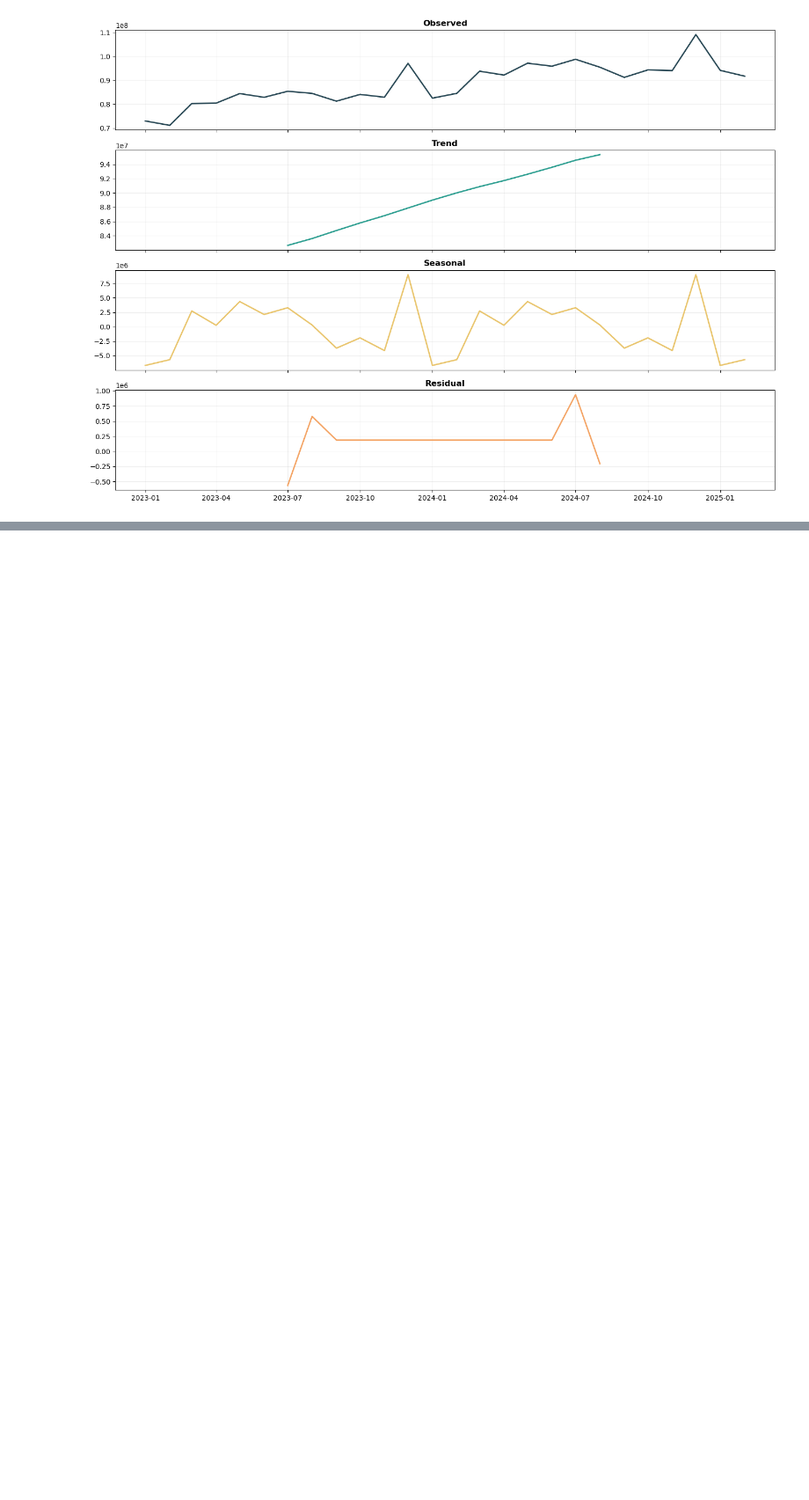
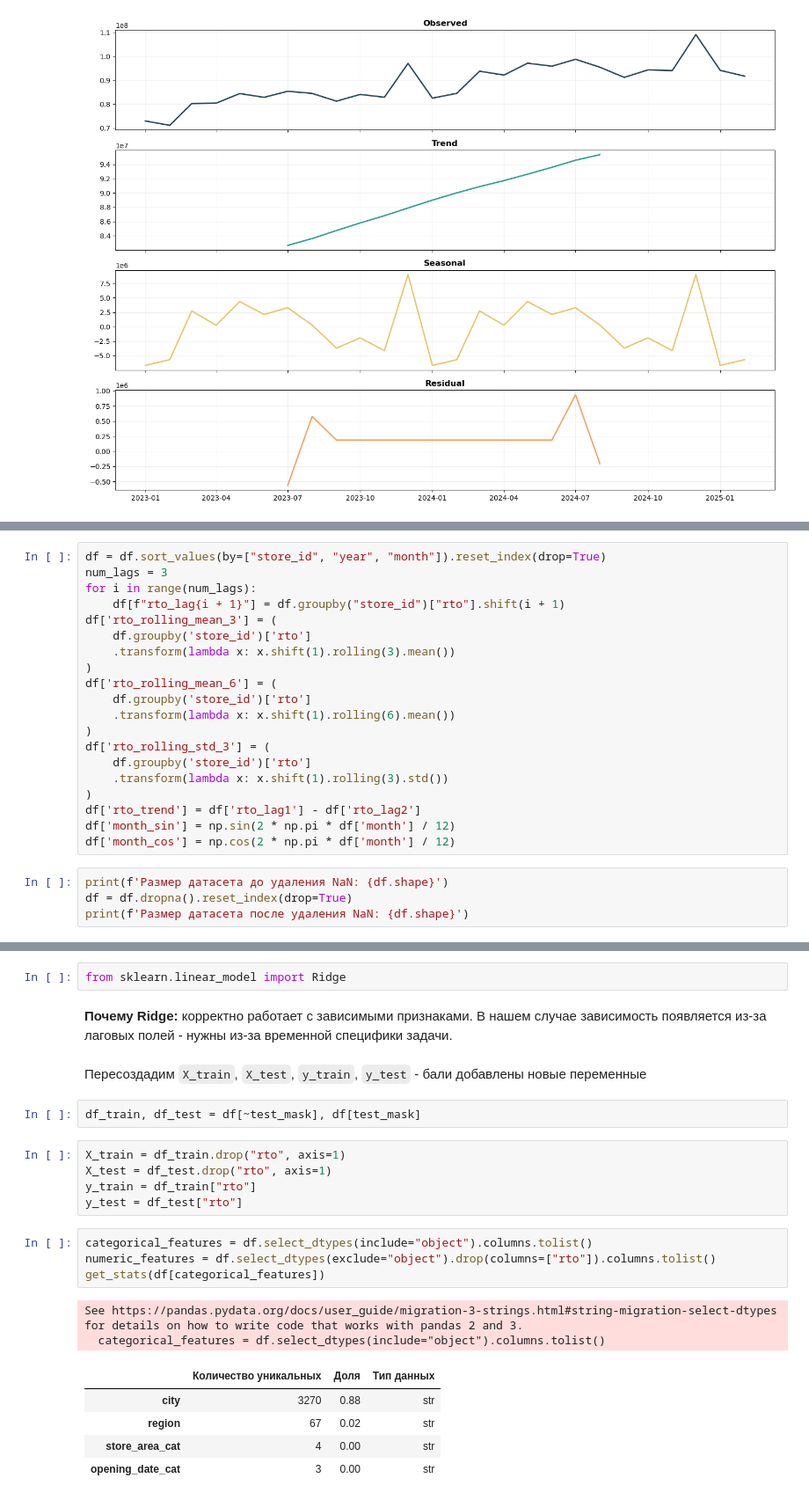
Before and after one commit to kmvitik/smadimo_gp_5_deep_learning, a Jupyter notebook: tabular_data/eda.ipynb, the cells around one changed output, grey strips where cells are left out. Shown at 88% size. Drawn from its saved outputs; the diff is of its cells as text; blank space fills up the shorter version.

```diff
--- a/tabular_data/eda.ipynb
+++ b/tabular_data/eda.ipynb
@@ -322,0 +356,24 @@ plt.tight_layout()
+# %%
+df = df.sort_values(by=["store_id", "year", "month"]).reset_index(drop=True)
+num_lags = 3
+for i in range(num_lags):
+    df[f"rto_lag{i + 1}"] = df.groupby("store_id")["rto"].shift(i + 1)
+df['rto_rolling_mean_3'] = (
+    df.groupby('store_id')['rto']
+    .transform(lambda x: x.shift(1).rolling(3).mean())
+)
+df['rto_rolling_mean_6'] = (
+    df.groupby('store_id')['rto']
+    .transform(lambda x: x.shift(1).rolling(6).mean())
+)
+df['rto_rolling_std_3'] = (
+    df.groupby('store_id')['rto']
+    .transform(lambda x: x.shift(1).rolling(3).std())
+)
+df['rto_trend'] = df['rto_lag1'] - df['rto_lag2']
+df['month_sin'] = np.sin(2 * np.pi * df['month'] / 12)
+df['month_cos'] = np.cos(2 * np.pi * df['month'] / 12)
+# %%
+print(f'Размер датасета до удаления NaN: {df.shape}')
+df = df.dropna().reset_index(drop=True)
+print(f'Размер датасета после удаления NaN: {df.shape}')
@@ -322,0 +387,25 @@ plt.tight_layout()
+# %%
+from sklearn.linear_model import Ridge
+# %% [markdown]
+**Почему Ridge:** корректно работает с зависимыми признаками. В нашем случае зависимость появляется из-за лаговых полей - нужны из-за временной специфики задачи.
+# %% [markdown]
+Пересоздадим `X_train`, `X_test`, `y_train`, `y_test` - бали добавлены новые переменные
+# %%
+df_train, df_test = df[~test_mask], df[test_mask]
+# %%
+X_train = df_train.drop("rto", axis=1)
+X_test = df_test.drop("rto", axis=1)
+y_train = df_train["rto"]
+y_test = df_test["rto"]
+# %%
+categorical_features = df.select_dtypes(include="object").columns.tolist()
+numeric_features = df.select_dtypes(exclude="object").drop(columns=["rto"]).columns.tolist()
+get_stats(df[categorical_features])
+# %% [output]
+See https://pandas.pydata.org/docs/user_guide/migration-3-strings.html#string-migration-select-dtypes for details on how to write code that works with pandas 2 and 3.
+  categorical_features = df.select_dtypes(include="object").columns.tolist()
+|  | Количество уникальных | Доля | Тип данных |
+| city | 3270 | 0.88 | str |
+| region | 67 | 0.02 | str |
+| store_area_cat | 4 | 0.00 | str |
+| opening_date_cat | 3 | 0.00 | str |
```
Also changed, not shown: parts of 29 cells of this notebook.
